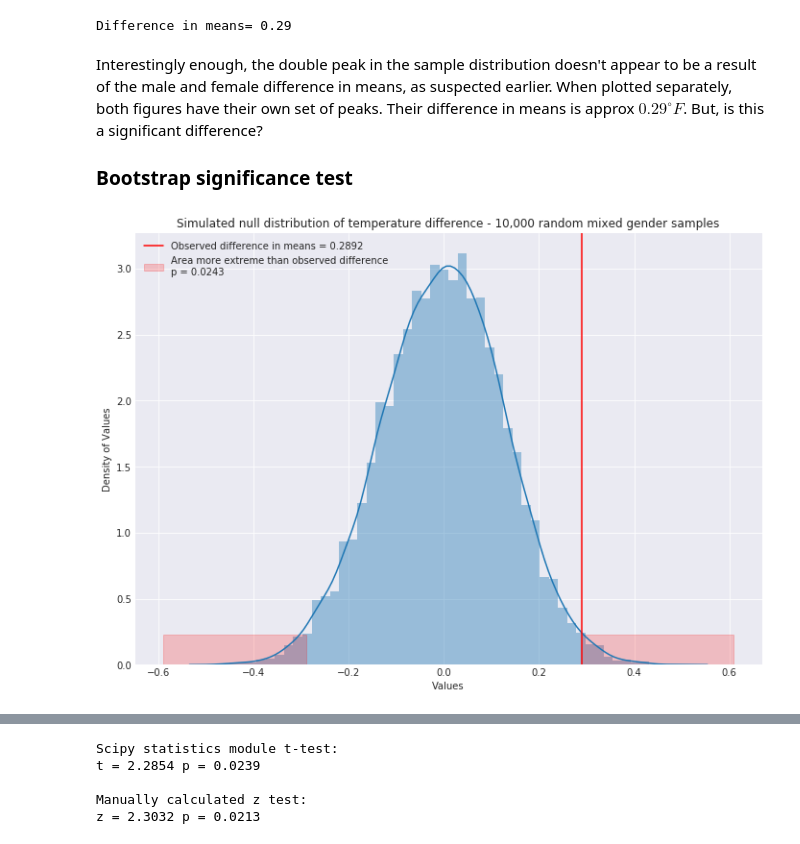
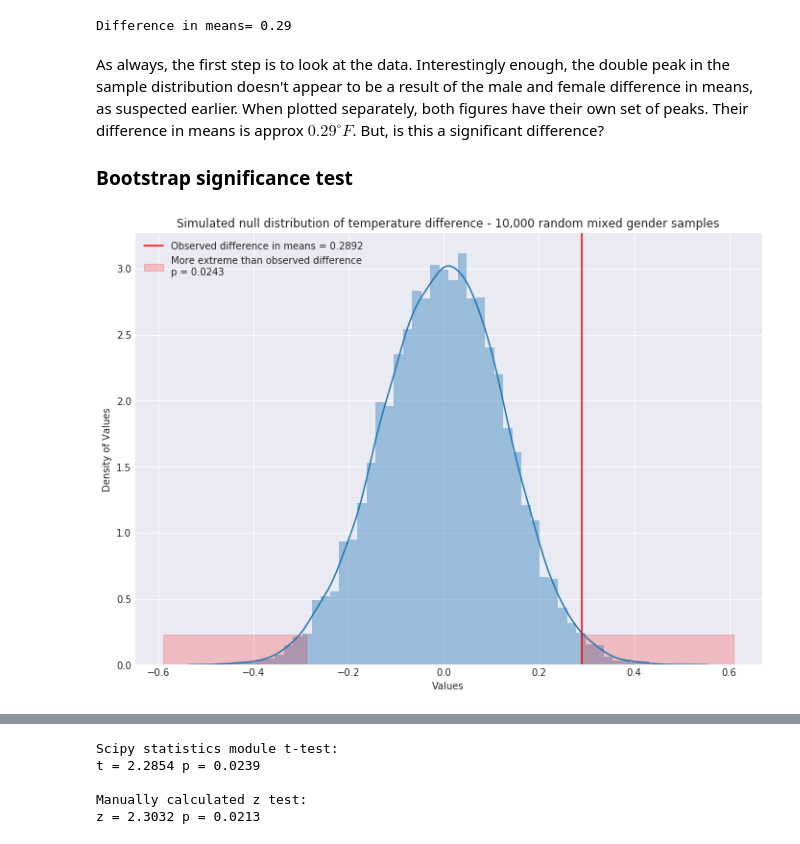
Before and after one commit to Nhorning/EDA_human_temperature, a Jupyter notebook: sliderule_dsi_inferential_statistics_exercise_1.ipynb, the cells around one changed output, grey strips where cells are left out. Cells and saved outputs as stored; diff of their text form; code cells hidden in the pictures.

```diff
--- a/sliderule_dsi_inferential_statistics_exercise_1.ipynb
+++ b/sliderule_dsi_inferential_statistics_exercise_1.ipynb
@@ -467,7 +471,7 @@ print('Difference in means=', round(delta, 2))
 [figure]
 Difference in means= 0.29
 # %% [markdown]
-Interestingly enough, the double peak in the sample distribution doesn't appear to be a result of the male and female difference in means, as suspected earlier.  When plotted separately, both figures have their own set of peaks.  Their difference in means is approx $0.29^\circ F$. But, is this a significant difference?
+As always, the first step is to look at the data. Interestingly enough, the double peak in the sample distribution doesn't appear to be a result of the male and female difference in means, as suspected earlier.  When plotted separately, both figures have their own set of peaks.  Their difference in means is approx $0.29^\circ F$. But, is this a significant difference?
 
 ### Bootstrap significance test
 # %%
@@ -491,33 +495,33 @@ def bs_halfsample(v,function, size = 10000):
         bs_sample[i] = bs
 
     #return numpy array
     return bs_sample
 
 #Call bs_halfsample function to simulate random 'male' and 'female' samples
 male_bs_mu = bs_halfsample(T, np.mean, n)
 female_bs_mu = bs_halfsample(T, np.mean, n)
 
 #find the difference between re-randomized samples
 bs_delta = female_bs_mu - male_bs_mu
 
 #find the p-value by through the proportion of values more extreme than the observed difference in means
 bs_p = np.sum(abs(bs_delta) >= delta)/n
 
 #Plot the result
 f, ax = plt.subplots(1,1)
 sns.distplot(bs_delta, ax=ax)
 ax.axvline(delta, c='r', label='Observed difference in means = '+str(round(delta,4)))
 xlim = ax.get_xlim()
-ax.axvspan(delta, xlim[1], color='r', alpha=.2, ymax=.07, label='Area more extreme than observed difference\np = '+str(bs_p))
+ax.axvspan(delta, xlim[1], color='r', alpha=.2, ymax=.07, label='More extreme than observed difference\np = '+str(bs_p))
 ax.axvspan(xlim[0], (-delta), color='r', alpha=.2, ymax=.07)
 
 #Style, label and show the plot.
 f.set_size_inches(A4)
 ax.set_xlabel('Values')
 ax.set_ylabel('Density of Values')
 ax.set_title('Simulated null distribution of temperature difference - 10,000 random mixed gender samples')
 plt.legend()
 plt.show()
 # %% [output]
-[figure, old version]
+[figure, new version]
 # %% [markdown]
```
Also changed, not shown: parts of 19 cells of this notebook.
